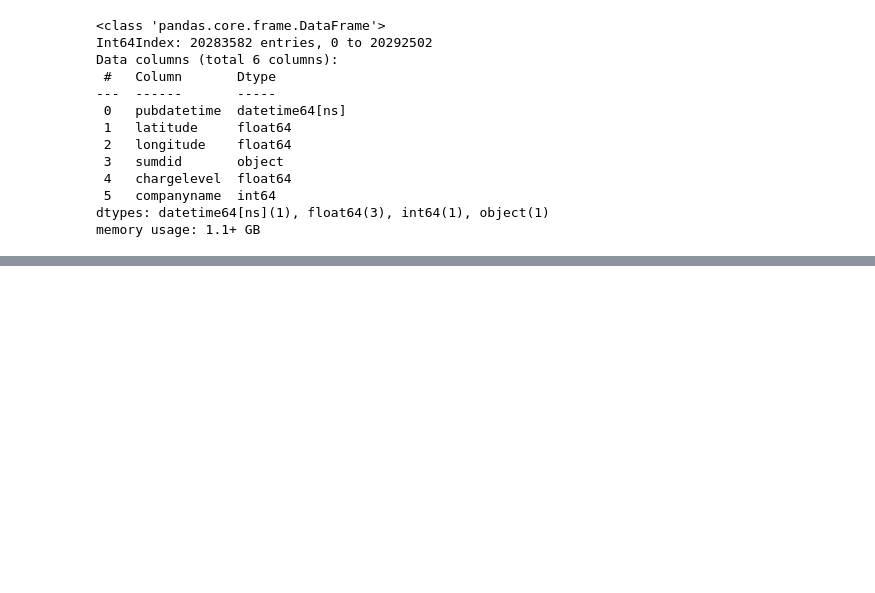
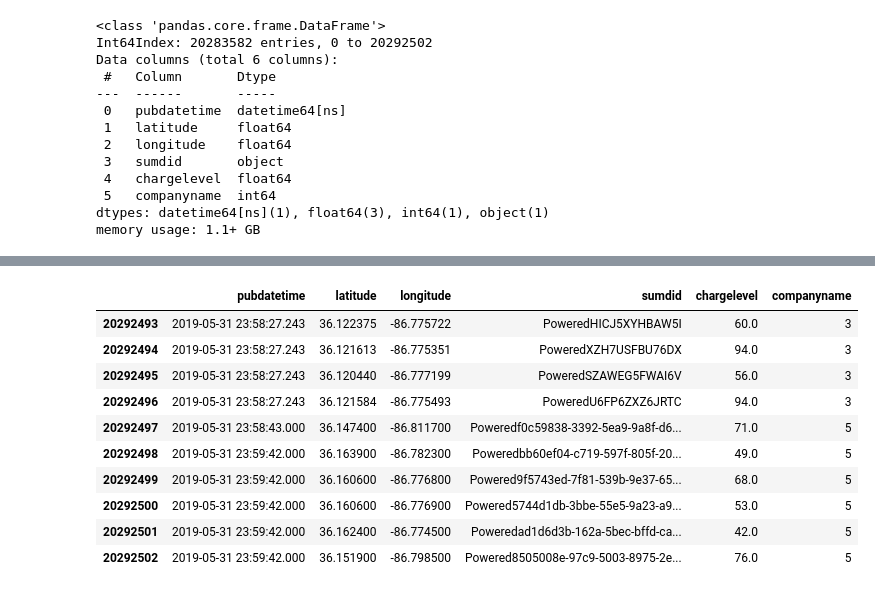
Before and after one commit to derektprice/mapping_scooters_nashville_python, a Jupyter notebook: notebooks/Group Project.ipynb, the cells around one changed output, grey strips where cells are left out. Cells and saved outputs as stored; diff of their text form; code cells hidden in the pictures; blank space fills up the shorter version.

```diff
--- a/notebooks/Group Project.ipynb
+++ b/notebooks/Group Project.ipynb
@@ -80,0 +321,14 @@ Wall time: 1.28 s
+# %%
+may_test.tail(10)
+# %% [output]
+|  | pubdatetime | latitude | longitude | sumdid | chargelevel | companyname |
+| 20292493 | 2019-05-31 23:58:27.243 | 36.122375 | -86.775722 | PoweredHICJ5XYHBAW5I | 60.0 | 3 |
+| 20292494 | 2019-05-31 23:58:27.243 | 36.121613 | -86.775351 | PoweredXZH7USFBU76DX | 94.0 | 3 |
+| 20292495 | 2019-05-31 23:58:27.243 | 36.120440 | -86.777199 | PoweredSZAWEG5FWAI6V | 56.0 | 3 |
+| 20292496 | 2019-05-31 23:58:27.243 | 36.121584 | -86.775493 | PoweredU6FP6ZXZ6JRTC | 94.0 | 3 |
+| 20292497 | 2019-05-31 23:58:43.000 | 36.147400 | -86.811700 | Poweredf0c59838-3392-5ea9-9a8f-d6... | 71.0 | 5 |
+| 20292498 | 2019-05-31 23:59:42.000 | 36.163900 | -86.782300 | Poweredbb60ef04-c719-597f-805f-20... | 49.0 | 5 |
+| 20292499 | 2019-05-31 23:59:42.000 | 36.160600 | -86.776800 | Powered9f5743ed-7f81-539b-9e37-65... | 68.0 | 5 |
+| 20292500 | 2019-05-31 23:59:42.000 | 36.160600 | -86.776900 | Powered5744d1db-3bbe-55e5-9a23-a9... | 53.0 | 5 |
+| 20292501 | 2019-05-31 23:59:42.000 | 36.162400 | -86.774500 | Poweredad1d6d3b-162a-5bec-bffd-ca... | 42.0 | 5 |
+| 20292502 | 2019-05-31 23:59:42.000 | 36.151900 | -86.798500 | Powered8505008e-97c9-5003-8975-2e... | 76.0 | 5 |
```
Also changed, not shown: parts of 40 cells of this notebook, 1 other file.
